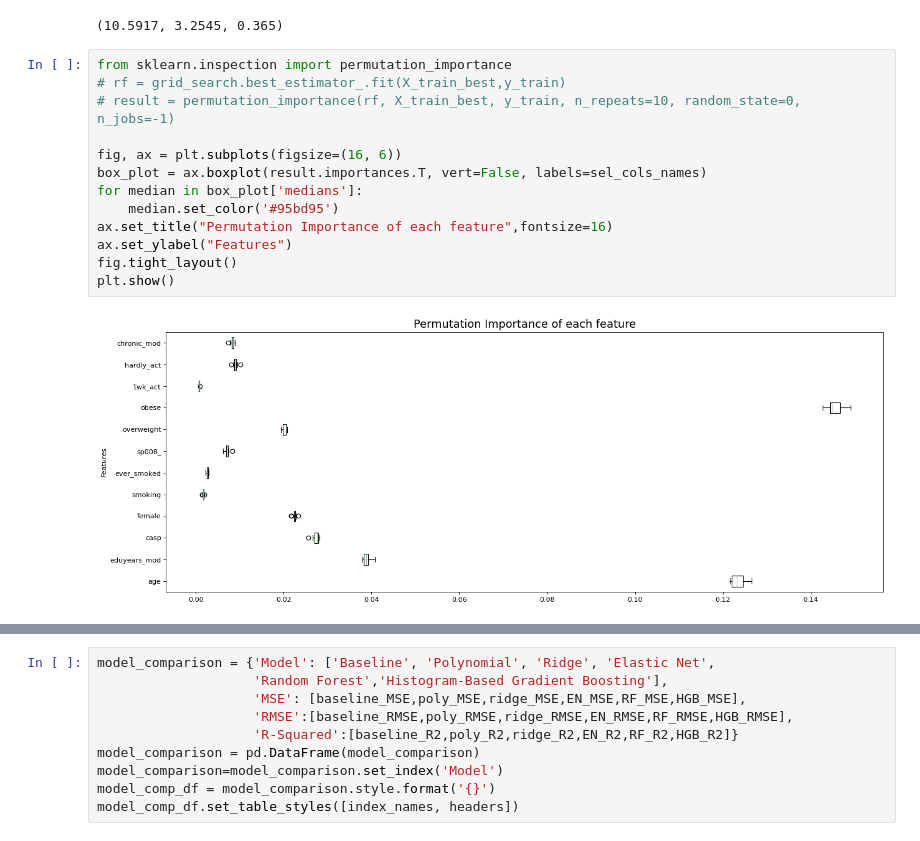
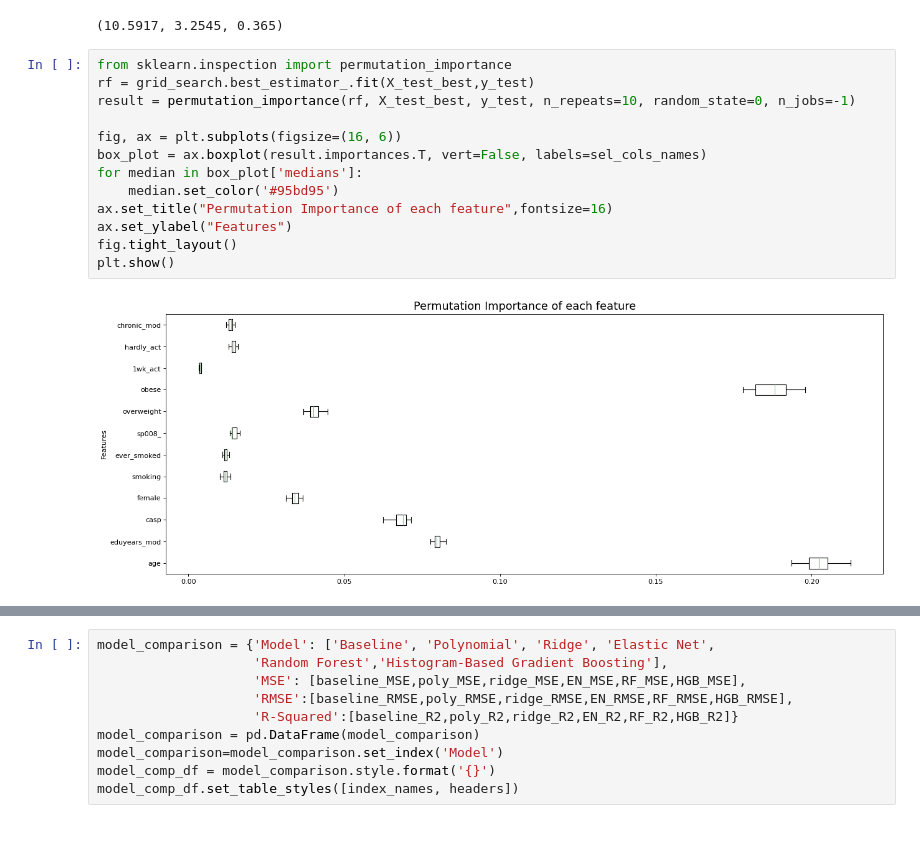
Before and after one commit to ananyajai/mlp_coursework_01, a Jupyter notebook: project1.ipynb, the cells around one changed output, grey strips where cells are left out. Saved outputs shown, nothing was run; the diff lists cells and outputs as text.

```diff
--- a/project1.ipynb
+++ b/project1.ipynb
@@ -910,16 +970,16 @@ model_fit(grid_search.best_estimator_, X_train_best, y_train, plot=True)
 (10.5917, 3.2545, 0.365)
 # %%
 from sklearn.inspection import permutation_importance
-# rf = grid_search.best_estimator_.fit(X_train_best,y_train)
-# result = permutation_importance(rf, X_train_best, y_train, n_repeats=10, random_state=0, n_jobs=-1)
+rf = grid_search.best_estimator_.fit(X_test_best,y_test)
+result = permutation_importance(rf, X_test_best, y_test, n_repeats=10, random_state=0, n_jobs=-1)
 
 fig, ax = plt.subplots(figsize=(16, 6))
 box_plot = ax.boxplot(result.importances.T, vert=False, labels=sel_cols_names)
 for median in box_plot['medians']:
     median.set_color('#95bd95')
 ax.set_title("Permutation Importance of each feature",fontsize=16)
 ax.set_ylabel("Features")
 fig.tight_layout()
 plt.show()
 # %% [output]
-[figure, old version]
+[figure, new version]
```
Also changed, not shown: parts of 10 cells of this notebook.
